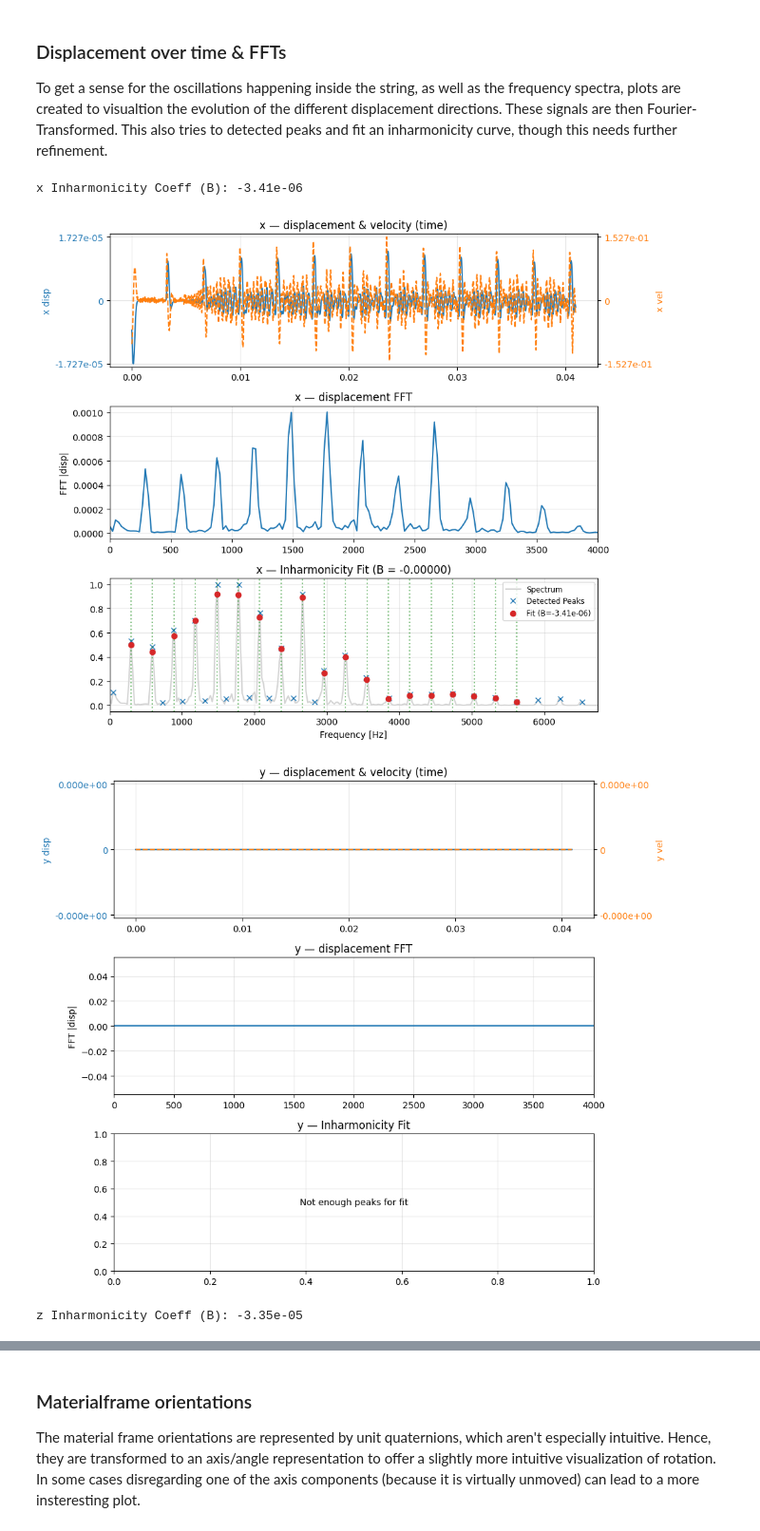
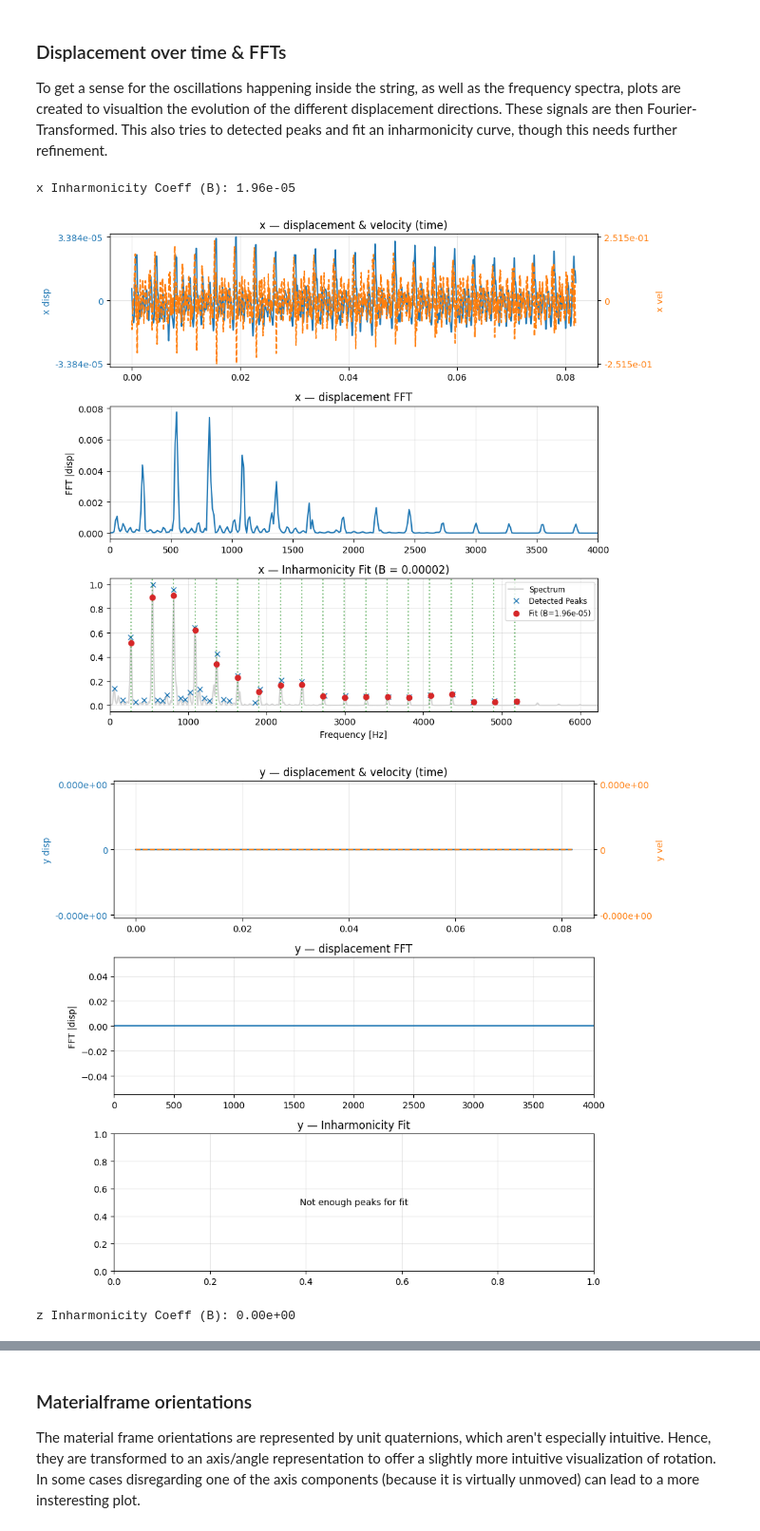
Before and after one commit to sebastian-stubenvoll/wgpu-string-fdm, a Jupyter notebook: summary.ipynb, the cells around one changed output, grey strips where cells are left out. Shown at 95% size. Cells and saved outputs as stored; diff of their text form; code cells hidden in the pictures.

```diff
--- a/summary.ipynb
+++ b/summary.ipynb
@@ -404,6 +411,6 @@ A duration of 1.0 seconds would require 97.65625000000001 dispatches.
 
 After trying out some smaller dispatch counts and timing them out it makes sense to choose the same dispatch count for all simulations
 # %%
-dispatches = 1
+dispatches = 6
 print(f'{dispatches} dispatches will produces roughly {dispatches * dt * oversampling_factor * chunk_size} seconds of signal.')
 # %% [output]
@@ -434,21 +443,16 @@ To simulate a hammer strike, an external force is applied to a cluster of nodes.
 
 The hammer strike is then created dynamically during the shader runtime.
 # %%
-def make_weights(node_count, node_index=None, width_count=4):
-
-    data = np.zeros(node_count, dtype=np.float32)
+def make_weights(node_count, node_index=None, width_count=4, order=6):
     x = np.arange(node_count, dtype=np.float32)
 
-    sigma = width_count / 2.355
-    if sigma == 0:
-        sigma = 1e-5
+    sigma = width_count / 2.0
+    data = np.exp(-((np.abs(x - node_index) / sigma) ** order))
 
-    gauss_vals = np.exp(-((x - node_index)**2) / (2 * sigma**2))
+    data[data < 1e-4] = 0.0
 
-    mask = np.abs(x - node_index) <= width_count
-    data[:] = gauss_vals * mask
-    print(f"created weights for {np.count_nonzero(data[:])} nodes, this equals a hammer width of {100 * width_count * (tuned_length / node_count):.4f} centimetres")
     return data
 # %%
-weights = make_weights(node_count, 10, 15)
+weights = make_weights(node_count, 25, 15)
+plt.plot(weights[10:40])
 # %% [output]
@@ -531,7 +536,7 @@ We do this after `hammer_dispatches` dispatches.
 node_frames = list()
 edge_frames = list()
 
-hammer_dispatches = 3
+hammer_dispatches = 2
 sim.enable_hammer(True)
 
 for i in range(hammer_dispatches):
@@ -776,9 +781,9 @@ def plot_node_pos_vel_moment_fft(
 
         plt.show()
 # %%
-plot_node_pos_vel_moment_fft(node_frames, dt, oversampling_factor, cutoff=4000, windowing=True, node_index=20, prefix="no_twists")
+plot_node_pos_vel_moment_fft(node_frames[hammer_dispatches * chunk_size:], dt, oversampling_factor, cutoff=4000, windowing=True, node_index=40, prefix="no_twists")
 # %% [output]
-x Inharmonicity Coeff (B): -3.41e-06
+x Inharmonicity Coeff (B): 1.96e-05
-[figure, old version]
+[figure, new version]
 [figure]
-z Inharmonicity Coeff (B): -3.35e-05
+z Inharmonicity Coeff (B): 0.00e+00
```
Also changed, not shown: parts of 14 cells of this notebook, 9 other files.
